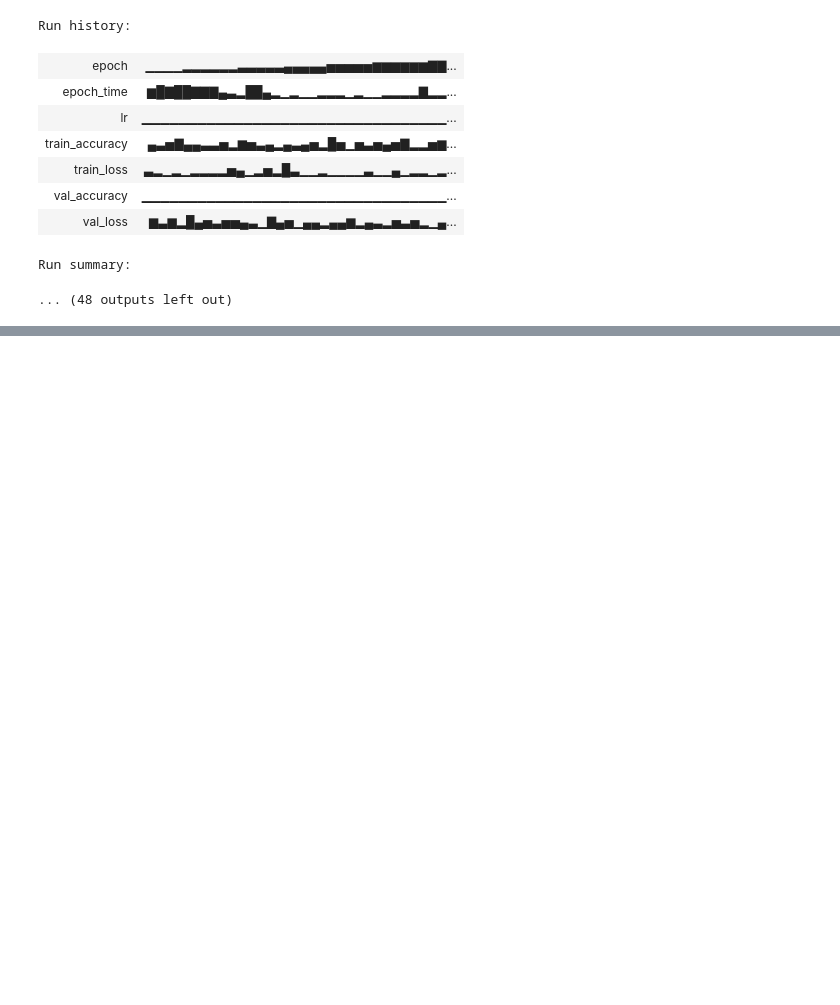
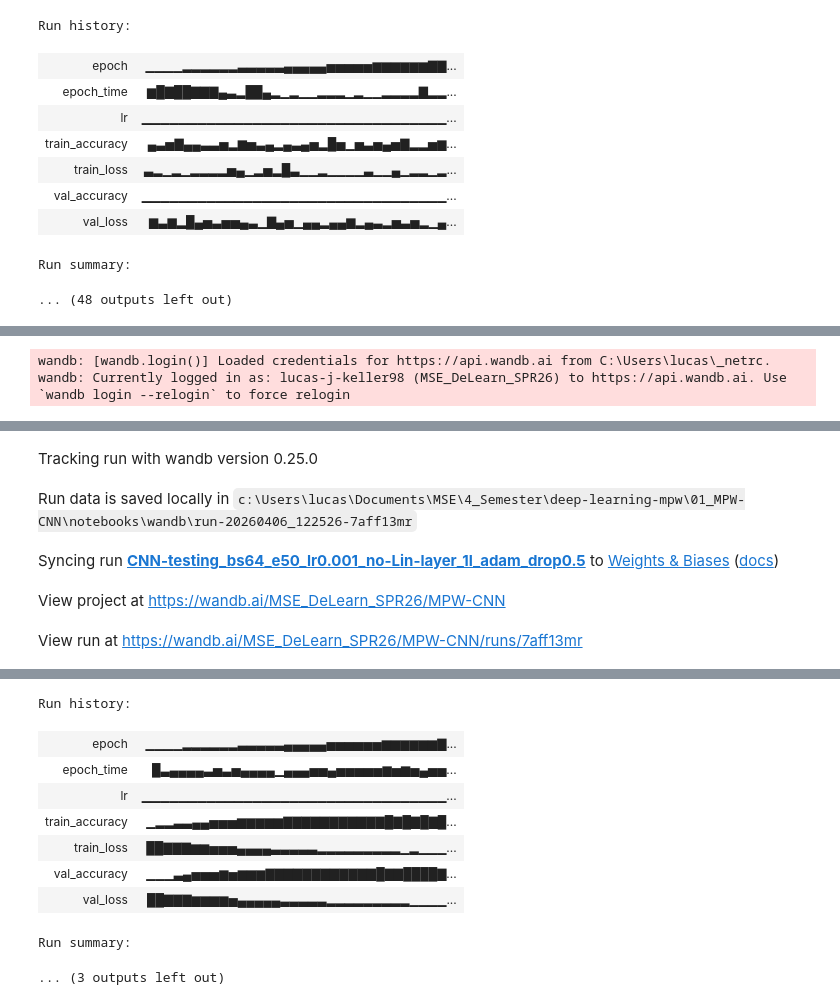
Before and after one commit to jdemidova/deep-learning-mpw, a Jupyter notebook: 01_MPW-CNN/notebooks/CNN-archiutecture-testing.ipynb, the cells around one changed output, grey strips where cells are left out. Drawn from its saved outputs; the diff is of its cells as text; code cells hidden in the pictures; blank space fills up the shorter version.

Commit message:
made changes in models and training

```diff
--- a/01_MPW-CNN/notebooks/CNN-archiutecture-testing.ipynb
+++ b/01_MPW-CNN/notebooks/CNN-archiutecture-testing.ipynb
@@ -462,3 +472,20 @@ Run history:
 | val_loss | ▆▃▆▂█▄▅▃▅▅▄▃▁▇▄▅▁▄▄▂▄▄▆▂▄▃▂▅▃▅▂▁▄... |
 Run summary:
 ... (48 outputs left out)
+# %%
+class improved_model(nn.Module):
+
+    def __init__(self, drop=0.5):
+        super(improved_model, self).__init__()
+        self.seq = nn.Sequential(
+            nn.Conv2d(3, 32, kernel_size=3, padding='same'), # Conv with 32 filters, kernel size 3x3 and padding
+            nn.ReLU(),
+            nn.AdaptiveAvgPool2d((1,1)), # global average pooling to reduce the spatial dimensions to 1x1, resulting in a feature vector of size 32
+            nn.Flatten(),
+            nn.Dropout(drop), # dropout rate of 0.5 as deafault value
+            nn.Linear(32,10) # output layer with 10 units for 10 classes
+        )
+
+
+    def forward(self, x):
+        return self.seq(x)
@@ -464,0 +516,13 @@ Run summary:
+# %%
+batch_size = 64
+nepochs = 50
+lr = 0.001
+
+wd = 1e-4 # default weight decay value for Adam optimizer, can be tuned as a hyperparameter
+
+model = improved_model(drop=0.5)
+optimizer = torch.optim.Adam(params=model.parameters(), lr = lr, weight_decay=wd)
+cost_train_adam, cost_valid_adam, acc_train_adam, acc_valid_adam = train_eval(model, optimizer, nepochs, batch_size, train_dataset, val_dataset, device, entity='MSE_DeLearn_SPR26', project='MPW-CNN', run_name='CNN-testing_bs64_e50_lr0.001_no-Lin-layer_1l_adam_drop0.5', use_wandb=True)
+# %% [output]
+wandb: [wandb.login()] Loaded credentials for https://api.wandb.ai from C:\Users\lucas\_netrc.
+wandb: Currently logged in as: lucas-j-keller98 (MSE_DeLearn_SPR26) to https://api.wandb.ai. Use `wandb login --relogin` to force relogin
@@ -464,0 +530,5 @@ Run summary:
+Tracking run with wandb version 0.25.0
+Run data is saved locally in c:\Users\lucas\Documents\MSE\4_Semester\deep-learning-mpw\01_MPW-CNN\notebooks\wandb\run-20260406_122526-7aff13mr
+Syncing run CNN-testing_bs64_e50_lr0.001_no-Lin-layer_1l_adam_drop0.5 to Weights & Biases (docs)
+View project at https://wandb.ai/MSE_DeLearn_SPR26/MPW-CNN
+View run at https://wandb.ai/MSE_DeLearn_SPR26/MPW-CNN/runs/7aff13mr
@@ -464,0 +553,10 @@ Run summary:
+Run history:
+| epoch | ▁▁▁▁▂▂▂▂▂▂▃▃▃▃▃▄▄▄▄▄▅▅▅▅▅▅▆▆▆▆▆▆▇... |
+| epoch_time | █▃▄▄▄▄▃▅▃▅▄▄▄▄▁▄▄▄▅▅▄▅▅▅▅▅▆▅▆▅▄▅▅... |
+| lr | ▁▁▁▁▁▁▁▁▁▁▁▁▁▁▁▁▁▁▁▁▁▁▁▁▁▁▁▁▁▁▁▁▁... |
+| train_accuracy | ▁▂▂▃▃▄▄▅▅▅▆▆▆▆▆▇▇▇▇▇▇▇▇▇▇▇█▇█▇█▇█... |
+| train_loss | ██▇▇▇▆▆▅▅▅▄▄▄▄▃▃▃▃▃▂▂▂▂▂▂▂▂▂▁▂▁▁▁... |
+| val_accuracy | ▁▁▁▃▄▅▅▅▆▅▆▆▆▇▇▇▇▇▇▇▇▇▇▇▇█▇▇████▇... |
+| val_loss | ██▇▇▇▆▆▆▆▅▄▄▄▄▄▃▃▃▃▃▂▂▂▂▂▂▂▂▂▁▁▁▁... |
+Run summary:
+... (3 outputs left out)
```
Also changed, not shown: parts of 11 cells of this notebook, 2 other files.
